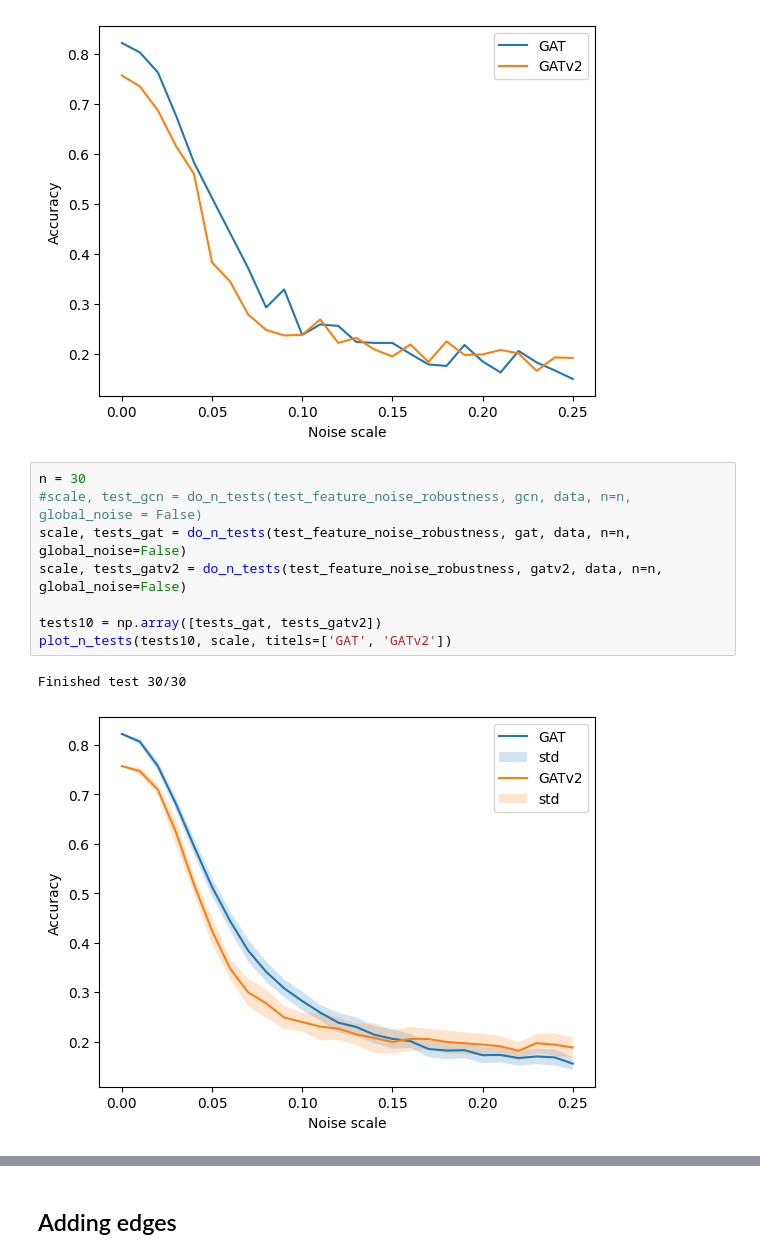
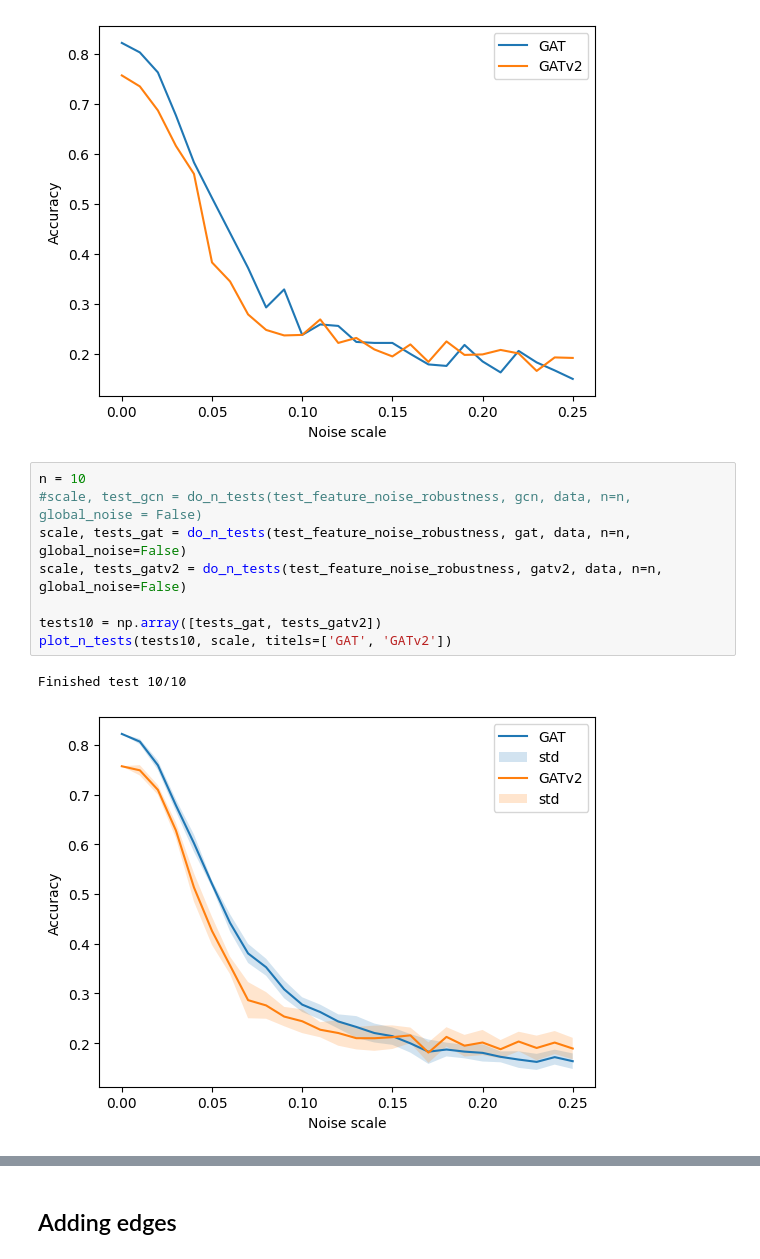
Before and after one commit to KarlRisager/ATDL_A3, a Jupyter notebook: workerNB.ipynb, the cells around one changed output, grey strips where cells are left out. Drawn from its saved outputs; the diff is of its cells as text.

```diff
--- a/workerNB.ipynb
+++ b/workerNB.ipynb
@@ -170,13 +172,13 @@ plot_n_tests(tests_not_repeated, scale, repeating = False, titels=['GAT', 'GATv2
 # %% [output]
 [figure]
 # %%
-n = 30
+n = 10
 #scale, test_gcn = do_n_tests(test_feature_noise_robustness, gcn, data, n=n, global_noise = False)
 scale, tests_gat = do_n_tests(test_feature_noise_robustness, gat, data, n=n, global_noise=False)
 scale, tests_gatv2 = do_n_tests(test_feature_noise_robustness, gatv2, data, n=n, global_noise=False)
 
 tests10 = np.array([tests_gat, tests_gatv2])
 plot_n_tests(tests10, scale, titels=['GAT', 'GATv2'])
 # %% [output]
-Finished test 30/30
+Finished test 10/10
-[figure, old version]
+[figure, new version]
```
Also changed, not shown: parts of 14 cells of this notebook, 1 other file.
